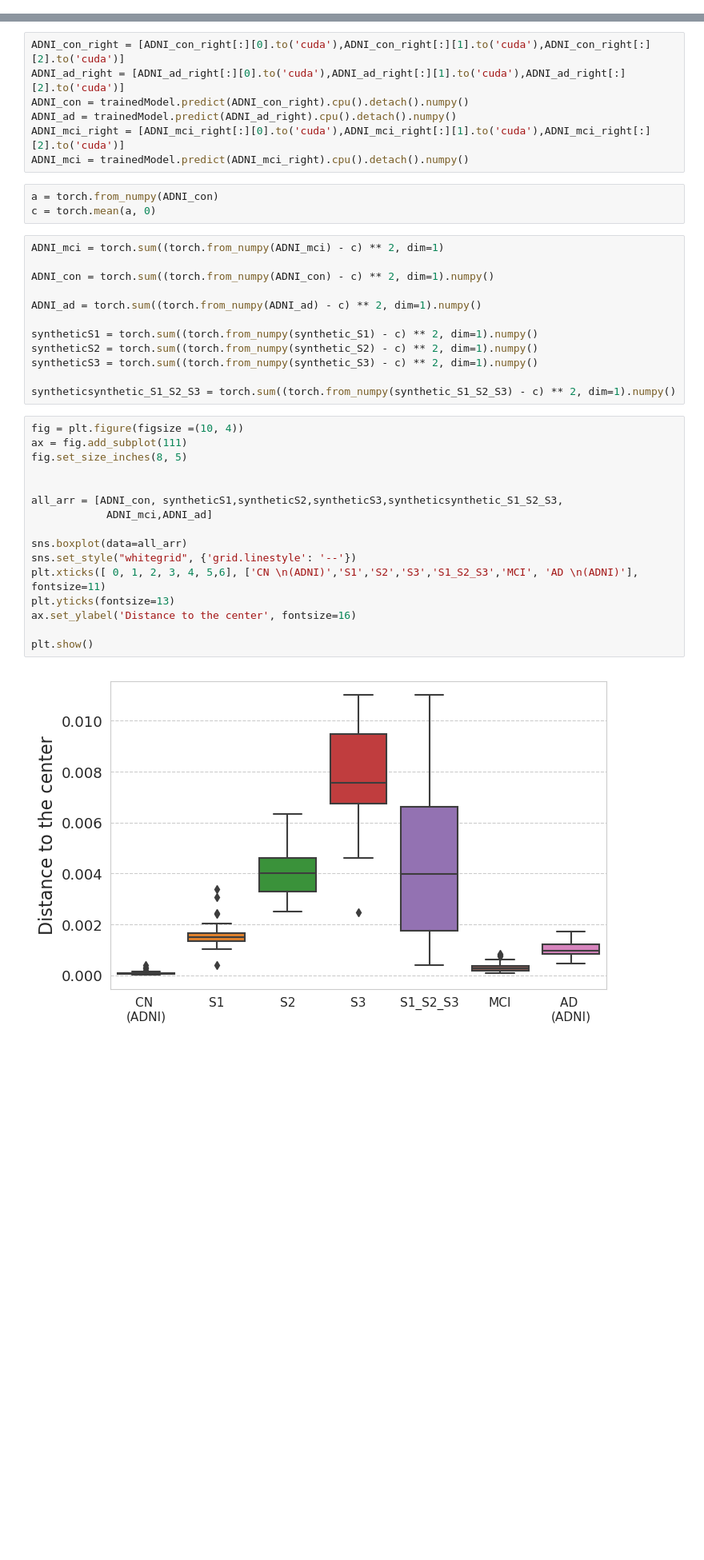
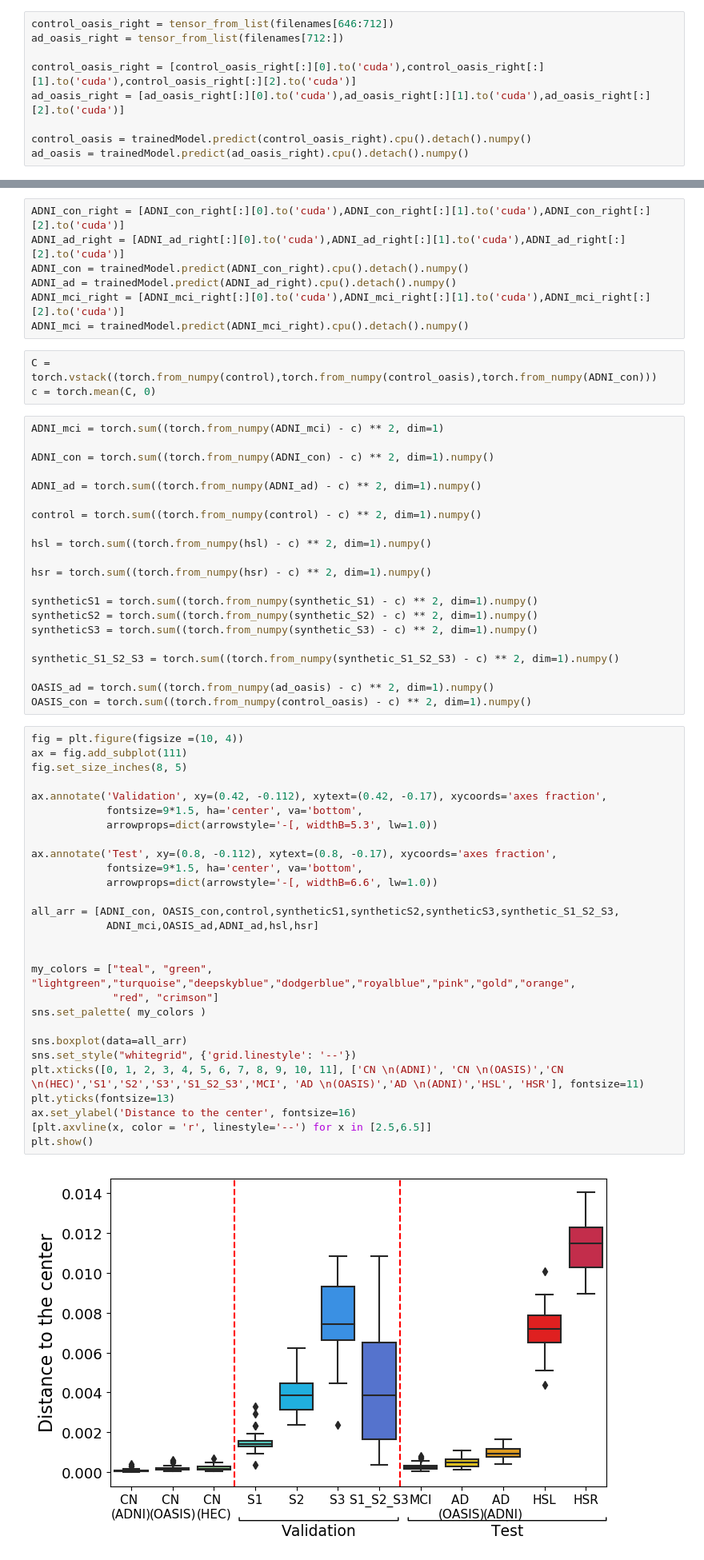
Before and after one commit to duiliod/DeepNORHA, a Jupyter notebook: src/trainer/NORAH_test.ipynb, the cells around one changed output, grey strips where cells are left out. Shown: that part at 80% size. Cells and saved outputs as stored; diff of their text form; blank space fills up the shorter version.

```diff
--- a/src/trainer/NORAH_test.ipynb
+++ b/src/trainer/NORAH_test.ipynb
@@ -93,3 +98,12 @@ def tensor_from_list (lista):
         left_v.append(testdata.get(i)[0][2])
 
     return torch.cat(outputs, dim=0).cpu(),torch.from_numpy(np.array(right_v)), torch.from_numpy(np.array(left_v))
+# %%
+control_oasis_right = tensor_from_list(filenames[646:712])
+ad_oasis_right = tensor_from_list(filenames[712:])
+
+control_oasis_right = [control_oasis_right[:][0].to('cuda'),control_oasis_right[:][1].to('cuda'),control_oasis_right[:][2].to('cuda')]
+ad_oasis_right = [ad_oasis_right[:][0].to('cuda'),ad_oasis_right[:][1].to('cuda'),ad_oasis_right[:][2].to('cuda')]
+
+control_oasis = trainedModel.predict(control_oasis_right).cpu().detach().numpy()
+ad_oasis = trainedModel.predict(ad_oasis_right).cpu().detach().numpy()
@@ -191,8 +206,8 @@ ADNI_ad = trainedModel.predict(ADNI_ad_right).cpu().detach().numpy()
 ADNI_mci_right = [ADNI_mci_right[:][0].to('cuda'),ADNI_mci_right[:][1].to('cuda'),ADNI_mci_right[:][2].to('cuda')]
 ADNI_mci = trainedModel.predict(ADNI_mci_right).cpu().detach().numpy()
 # %%
-a = torch.from_numpy(ADNI_con)
-c = torch.mean(a, 0)
+C = torch.vstack((torch.from_numpy(control),torch.from_numpy(control_oasis),torch.from_numpy(ADNI_con)))
+c = torch.mean(C, 0)
 # %%
 ADNI_mci = torch.sum((torch.from_numpy(ADNI_mci) - c) ** 2, dim=1)
 
@@ -200,29 +215,50 @@ ADNI_con = torch.sum((torch.from_numpy(ADNI_con) - c) ** 2, dim=1).numpy()
 
 ADNI_ad = torch.sum((torch.from_numpy(ADNI_ad) - c) ** 2, dim=1).numpy()
 
+control = torch.sum((torch.from_numpy(control) - c) ** 2, dim=1).numpy()
+
+hsl = torch.sum((torch.from_numpy(hsl) - c) ** 2, dim=1).numpy()
+
+hsr = torch.sum((torch.from_numpy(hsr) - c) ** 2, dim=1).numpy()
+
 syntheticS1 = torch.sum((torch.from_numpy(synthetic_S1) - c) ** 2, dim=1).numpy()
 syntheticS2 = torch.sum((torch.from_numpy(synthetic_S2) - c) ** 2, dim=1).numpy()
 syntheticS3 = torch.sum((torch.from_numpy(synthetic_S3) - c) ** 2, dim=1).numpy()
 
-syntheticsynthetic_S1_S2_S3 = torch.sum((torch.from_numpy(synthetic_S1_S2_S3) - c) ** 2, dim=1).numpy()
+synthetic_S1_S2_S3 = torch.sum((torch.from_numpy(synthetic_S1_S2_S3) - c) ** 2, dim=1).numpy()
+
+OASIS_ad = torch.sum((torch.from_numpy(ad_oasis) - c) ** 2, dim=1).numpy()
+OASIS_con = torch.sum((torch.from_numpy(control_oasis) - c) ** 2, dim=1).numpy()
 # %%
 fig = plt.figure(figsize =(10, 4))
 ax = fig.add_subplot(111)
 fig.set_size_inches(8, 5)
 
+ax.annotate('Validation', xy=(0.42, -0.112), xytext=(0.42, -0.17), xycoords='axes fraction',
+            fontsize=9*1.5, ha='center', va='bottom',
+            arrowprops=dict(arrowstyle='-[, widthB=5.3', lw=1.0))
 
-all_arr = [ADNI_con, syntheticS1,syntheticS2,syntheticS3,syntheticsynthetic_S1_S2_S3,
-            ADNI_mci,ADNI_ad]
+ax.annotate('Test', xy=(0.8, -0.112), xytext=(0.8, -0.17), xycoords='axes fraction',
+            fontsize=9*1.5, ha='center', va='bottom',
+            arrowprops=dict(arrowstyle='-[, widthB=6.6', lw=1.0))
+
+all_arr = [ADNI_con, OASIS_con,control,syntheticS1,syntheticS2,syntheticS3,synthetic_S1_S2_S3,
+            ADNI_mci,OASIS_ad,ADNI_ad,hsl,hsr]
+
+
+my_colors = ["teal", "green", "lightgreen","turquoise","deepskyblue","dodgerblue","royalblue","pink","gold","orange",
+             "red", "crimson"]
+sns.set_palette( my_colors )
 
 sns.boxplot(data=all_arr)
 sns.set_style("whitegrid", {'grid.linestyle': '--'})
-plt.xticks([ 0, 1, 2, 3, 4, 5,6], ['CN \n(ADNI)','S1','S2','S3','S1_S2_S3','MCI', 'AD \n(ADNI)'], fontsize=11)
+plt.xticks([0, 1, 2, 3, 4, 5, 6, 7, 8, 9, 10, 11], ['CN \n(ADNI)', 'CN \n(OASIS)','CN \n(HEC)','S1','S2','S3','S1_S2_S3','MCI', 'AD \n(OASIS)','AD \n(ADNI)','HSL', 'HSR'], fontsize=11)
 plt.yticks(fontsize=13)
 ax.set_ylabel('Distance to the center', fontsize=16)
-
+[plt.axvline(x, color = 'r', linestyle='--') for x in [2.5,6.5]]
 plt.show()
 # %% [output]
-[figure, old version]
+[figure, new version]
 # %%
 from sklearn.metrics import roc_curve, roc_auc_score
 
```
Also changed, not shown: parts of 4 cells of this notebook, 4 other files.
